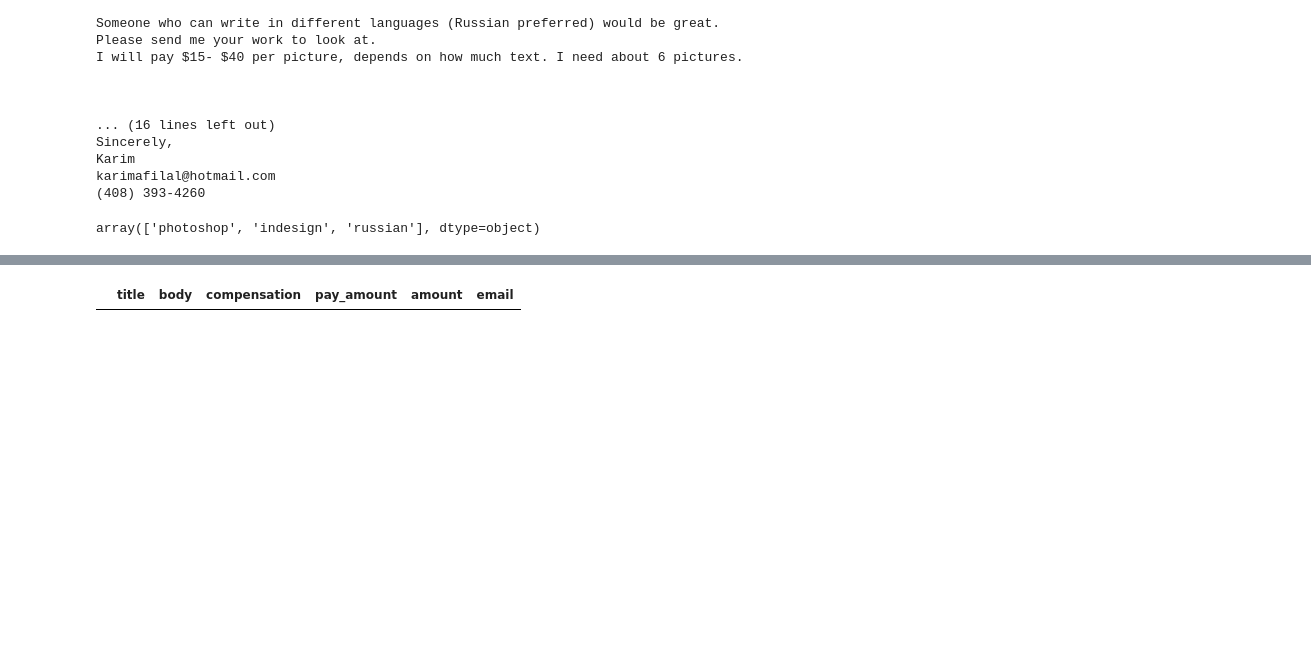
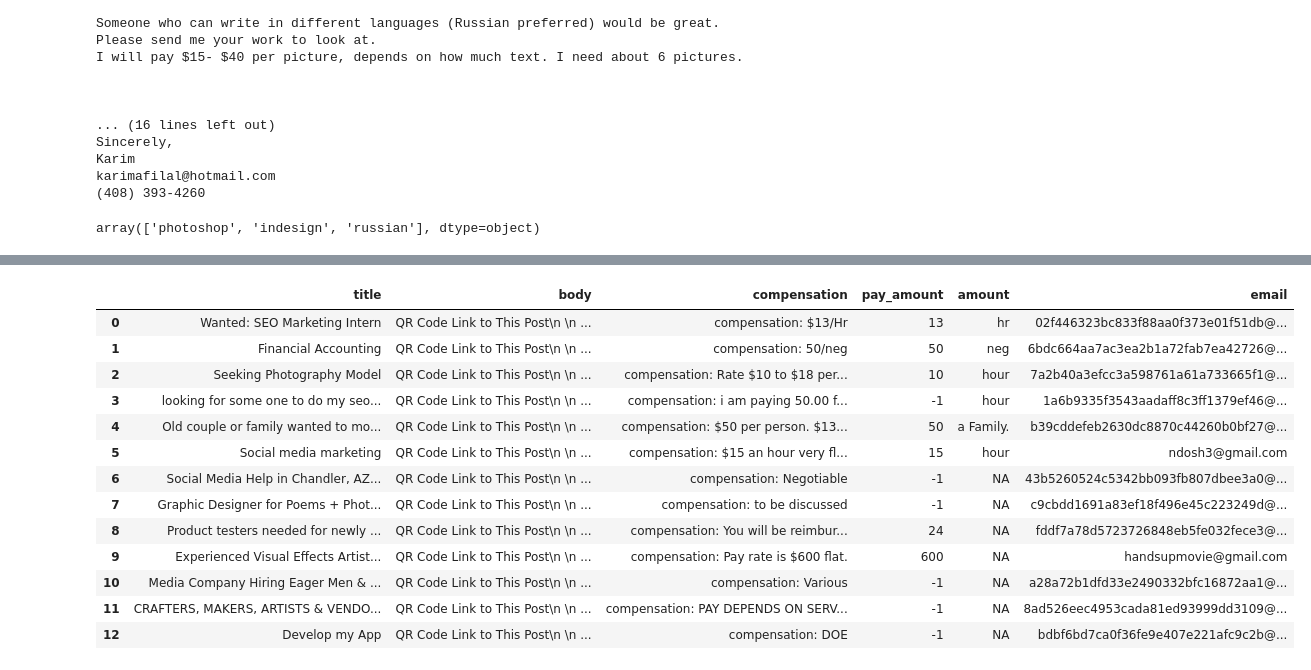
Before and after one commit to MohamedKasem99/My-Upwork-jobs, a Jupyter notebook: Karim/Testing code.ipynb, the cells around one changed output, grey strips where cells are left out. Cells and saved outputs as stored; diff of their text form; code cells hidden in the pictures; blank space fills up the shorter version.

```diff
--- a/Karim/Testing code.ipynb
+++ b/Karim/Testing code.ipynb
@@ -235,0 +233,3 @@ logo: https://1drv.ms/u/s!Ap7N4wuRlyn-gn0pEXiz4UqzuUML?e=GTgiJN
+# %%
+all_info = run_api.append_non_exported("sent.csv", all_info).dropna().drop_duplicates()
+all_info.to_csv("sent.csv", index=False)
@@ -236,5 +256,21 @@ logo: https://1drv.ms/u/s!Ap7N4wuRlyn-gn0pEXiz4UqzuUML?e=GTgiJN
+# %%
+all_info = run_api.append_non_exported("sent.csv", all_info).dropna().drop_duplicates()
+all_info.to_csv("sent.csv", index=False)
 # %%
-all_info = utils.compare_against_sent(all_info, pd.read_csv("sent.csv"), ["title", "body", "compensation"])
-all_info
+#all_info = utils.compare_against_sent( all_info, pd.read_csv("sent.csv"), ["title", "body", "compensation"])
+all_info.reset_index(drop=True)
 # %% [output]
 |  | title | body | compensation | pay_amount | amount | email |
+| 0 | Wanted: SEO Marketing Intern | QR Code Link to This Post\n \n ... | compensation: $13/Hr | 13 | hr | 02f446323bc833f88aa0f373e01f51db@... |
+| 1 | Financial Accounting | QR Code Link to This Post\n \n ... | compensation: 50/neg | 50 | neg | 6bdc664aa7ac3ea2b1a72fab7ea42726@... |
+| 2 | Seeking Photography Model | QR Code Link to This Post\n \n ... | compensation: Rate $10 to $18 per... | 10 | hour | 7a2b40a3efcc3a598761a61a733665f1@... |
+| 3 | looking for some one to do my seo... | QR Code Link to This Post\n \n ... | compensation: i am paying 50.00 f... | -1 | hour | 1a6b9335f3543aadaff8c3ff1379ef46@... |
+| 4 | Old couple or family wanted to mo... | QR Code Link to This Post\n \n ... | compensation: $50 per person. $13... | 50 | a Family. | b39cddefeb2630dc8870c44260b0bf27@... |
+| 5 | Social media marketing | QR Code Link to This Post\n \n ... | compensation: $15 an hour very fl... | 15 | hour | ndosh3@gmail.com |
+| 6 | Social Media Help in Chandler, AZ... | QR Code Link to This Post\n \n ... | compensation: Negotiable | -1 | NA | 43b5260524c5342bb093fb807dbee3a0@... |
+| 7 | Graphic Designer for Poems + Phot... | QR Code Link to This Post\n \n ... | compensation: to be discussed | -1 | NA | c9cbdd1691a83ef18f496e45c223249d@... |
+| 8 | Product testers needed for newly ... | QR Code Link to This Post\n \n ... | compensation: You will be reimbur... | 24 | NA | fddf7a78d5723726848eb5fe032fece3@... |
+| 9 | Experienced Visual Effects Artist... | QR Code Link to This Post\n \n ... | compensation: Pay rate is $600 flat. | 600 | NA | handsupmovie@gmail.com |
+| 10 | Media Company Hiring Eager Men & ... | QR Code Link to This Post\n \n ... | compensation: Various | -1 | NA | a28a72b1dfd33e2490332bfc16872aa1@... |
+| 11 | CRAFTERS, MAKERS, ARTISTS & VENDO... | QR Code Link to This Post\n \n ... | compensation: PAY DEPENDS ON SERV... | -1 | NA | 8ad526eec4953cada81ed93999dd3109@... |
+| 12 | Develop my App | QR Code Link to This Post\n \n ... | compensation: DOE | -1 | NA | bdbf6bd7ca0f36fe9e407e221afc9c2b@... |
```
Also changed, not shown: parts of 16 cells of this notebook, 11 other files.
